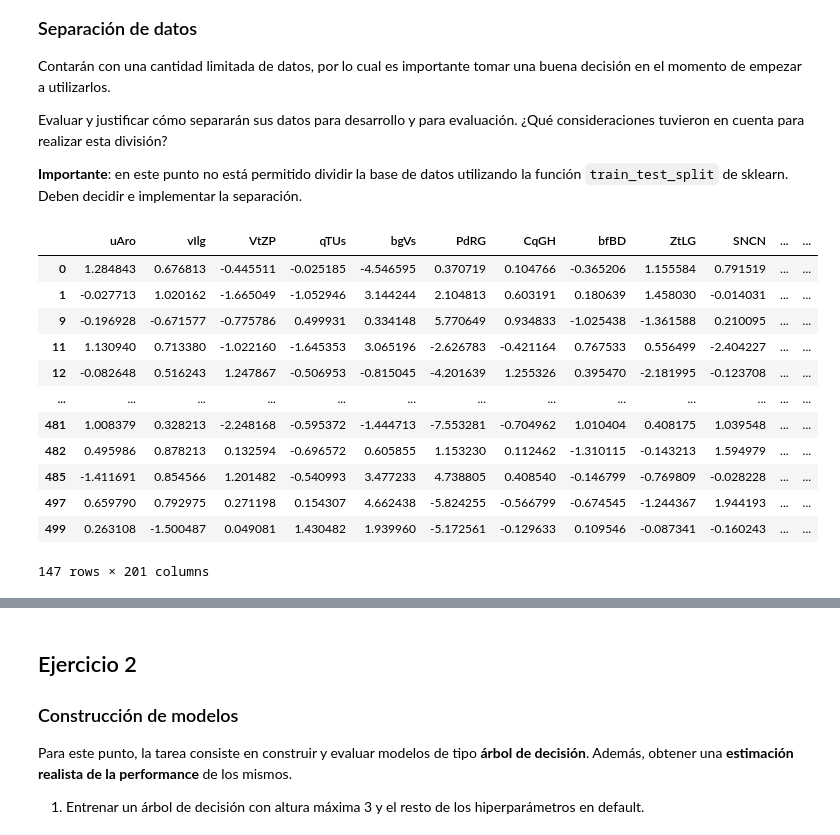
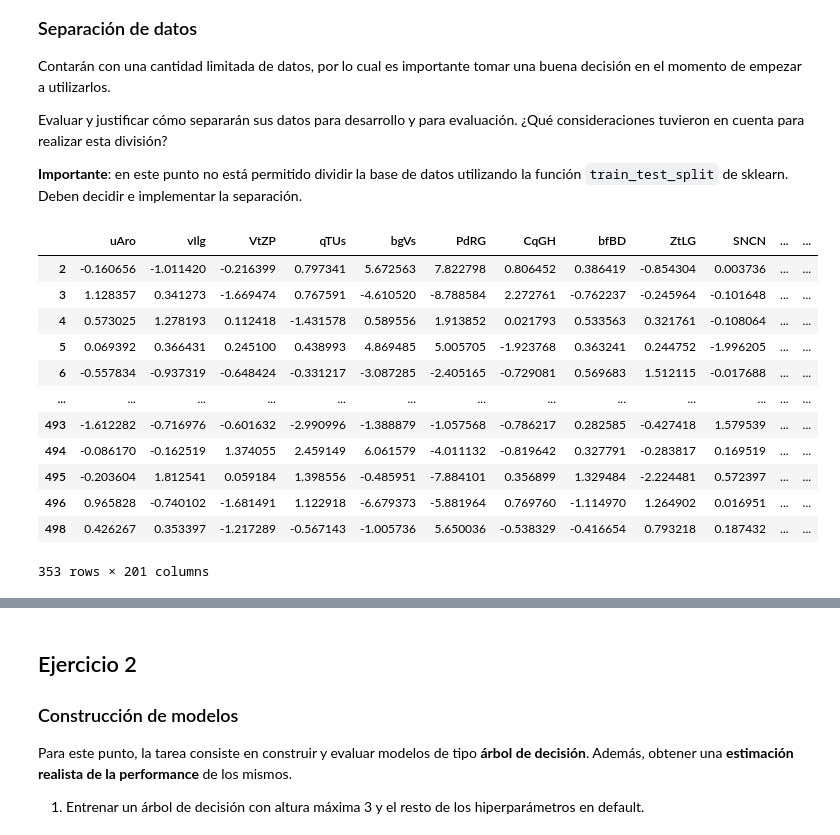
Before and after one commit to Magali8310/Facultad, a Jupyter notebook: Aprendizaje Automático/Trabajo Práctico 1/tp01-enunciado.ipynb, the cells around one changed output, grey strips where cells are left out. Saved outputs shown, nothing was run; the diff lists cells and outputs as text; code cells hidden in the pictures.

```diff
--- a/Aprendizaje Automático/Trabajo Práctico 1/tp01-enunciado.ipynb
+++ b/Aprendizaje Automático/Trabajo Práctico 1/tp01-enunciado.ipynb
@@ -66,22 +67,22 @@ Evaluar y justificar cómo separarán sus datos para desarrollo y para evaluaci
 # %%
 df = pd.read_csv("datos/data.csv")
 class_mask_0 = df["target"]==0
 class_mask_1 = df["target"]==1
-df[class_mask_1]
+df[class_mask_0]
 # %% [output]
 |  | uAro | vIlg | VtZP | qTUs | bgVs | PdRG | CqGH | bfBD | ZtLG | SNCN | ... | ... |
-| 0 | 1.284843 | 0.676813 | -0.445511 | -0.025185 | -4.546595 | 0.370719 | 0.104766 | -0.365206 | 1.155584 | 0.791519 | ... | ... |
-| 1 | -0.027713 | 1.020162 | -1.665049 | -1.052946 | 3.144244 | 2.104813 | 0.603191 | 0.180639 | 1.458030 | -0.014031 | ... | ... |
-| 9 | -0.196928 | -0.671577 | -0.775786 | 0.499931 | 0.334148 | 5.770649 | 0.934833 | -1.025438 | -1.361588 | 0.210095 | ... | ... |
-| 11 | 1.130940 | 0.713380 | -1.022160 | -1.645353 | 3.065196 | -2.626783 | -0.421164 | 0.767533 | 0.556499 | -2.404227 | ... | ... |
-| 12 | -0.082648 | 0.516243 | 1.247867 | -0.506953 | -0.815045 | -4.201639 | 1.255326 | 0.395470 | -2.181995 | -0.123708 | ... | ... |
+| 2 | -0.160656 | -1.011420 | -0.216399 | 0.797341 | 5.672563 | 7.822798 | 0.806452 | 0.386419 | -0.854304 | 0.003736 | ... | ... |
+| 3 | 1.128357 | 0.341273 | -1.669474 | 0.767591 | -4.610520 | -8.788584 | 2.272761 | -0.762237 | -0.245964 | -0.101648 | ... | ... |
+| 4 | 0.573025 | 1.278193 | 0.112418 | -1.431578 | 0.589556 | 1.913852 | 0.021793 | 0.533563 | 0.321761 | -0.108064 | ... | ... |
+| 5 | 0.069392 | 0.366431 | 0.245100 | 0.438993 | 4.869485 | 5.005705 | -1.923768 | 0.363241 | 0.244752 | -1.996205 | ... | ... |
+| 6 | -0.557834 | -0.937319 | -0.648424 | -0.331217 | -3.087285 | -2.405165 | -0.729081 | 0.569683 | 1.512115 | -0.017688 | ... | ... |
 | ... | ... | ... | ... | ... | ... | ... | ... | ... | ... | ... | ... | ... |
-| 481 | 1.008379 | 0.328213 | -2.248168 | -0.595372 | -1.444713 | -7.553281 | -0.704962 | 1.010404 | 0.408175 | 1.039548 | ... | ... |
-| 482 | 0.495986 | 0.878213 | 0.132594 | -0.696572 | 0.605855 | 1.153230 | 0.112462 | -1.310115 | -0.143213 | 1.594979 | ... | ... |
-| 485 | -1.411691 | 0.854566 | 1.201482 | -0.540993 | 3.477233 | 4.738805 | 0.408540 | -0.146799 | -0.769809 | -0.028228 | ... | ... |
-| 497 | 0.659790 | 0.792975 | 0.271198 | 0.154307 | 4.662438 | -5.824255 | -0.566799 | -0.674545 | -1.244367 | 1.944193 | ... | ... |
-| 499 | 0.263108 | -1.500487 | 0.049081 | 1.430482 | 1.939960 | -5.172561 | -0.129633 | 0.109546 | -0.087341 | -0.160243 | ... | ... |
+| 493 | -1.612282 | -0.716976 | -0.601632 | -2.990996 | -1.388879 | -1.057568 | -0.786217 | 0.282585 | -0.427418 | 1.579539 | ... | ... |
+| 494 | -0.086170 | -0.162519 | 1.374055 | 2.459149 | 6.061579 | -4.011132 | -0.819642 | 0.327791 | -0.283817 | 0.169519 | ... | ... |
+| 495 | -0.203604 | 1.812541 | 0.059184 | 1.398556 | -0.485951 | -7.884101 | 0.356899 | 1.329484 | -2.224481 | 0.572397 | ... | ... |
+| 496 | 0.965828 | -0.740102 | -1.681491 | 1.122918 | -6.679373 | -5.881964 | 0.769760 | -1.114970 | 1.264902 | 0.016951 | ... | ... |
+| 498 | 0.426267 | 0.353397 | -1.217289 | -0.567143 | -1.005736 | 5.650036 | -0.538329 | -0.416654 | 0.793218 | 0.187432 | ... | ... |
-147 rows × 201 columns
+353 rows × 201 columns
 # %%
 sets = train_test_split(df)
 sets[0]
```
Also changed, not shown: parts of 5 cells of this notebook.
